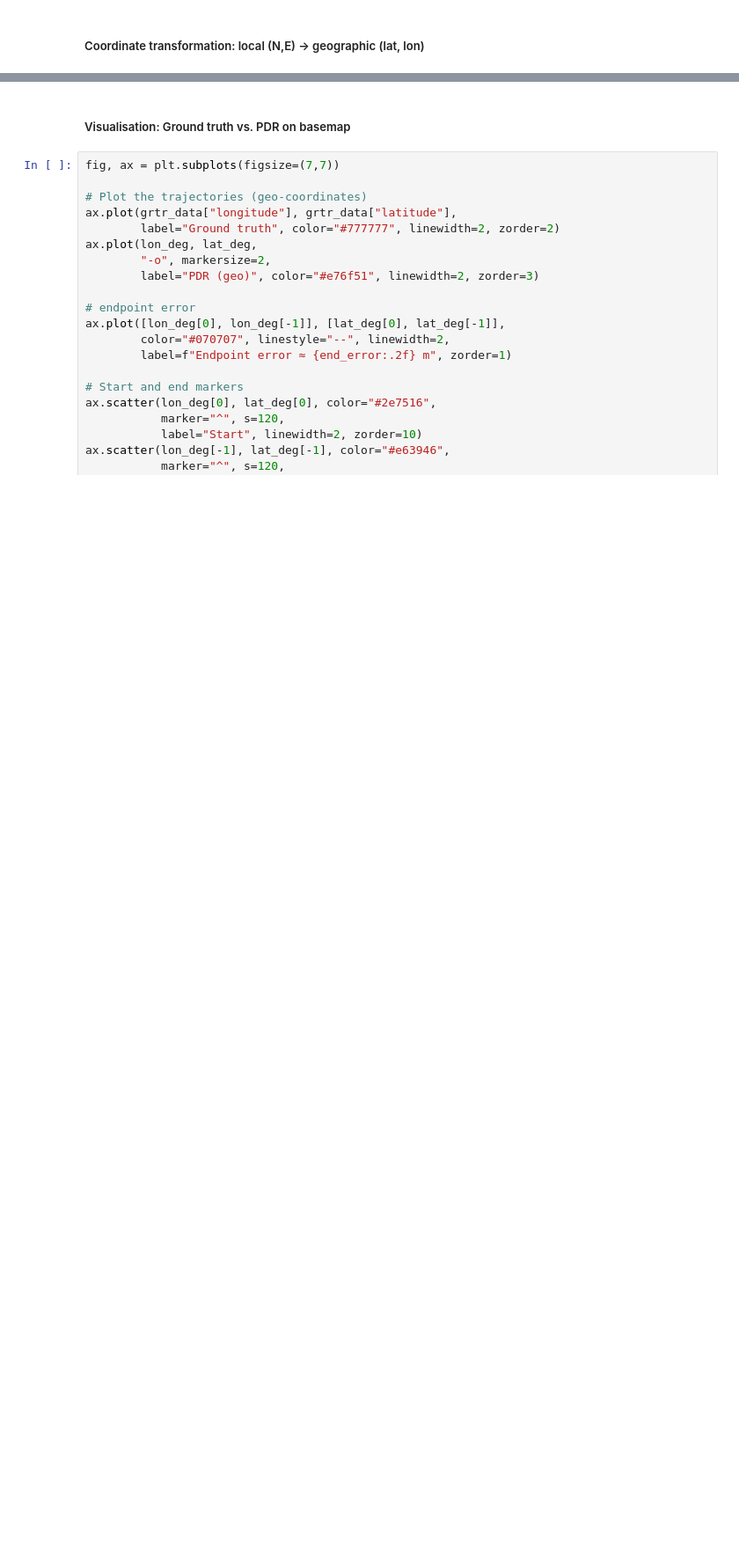
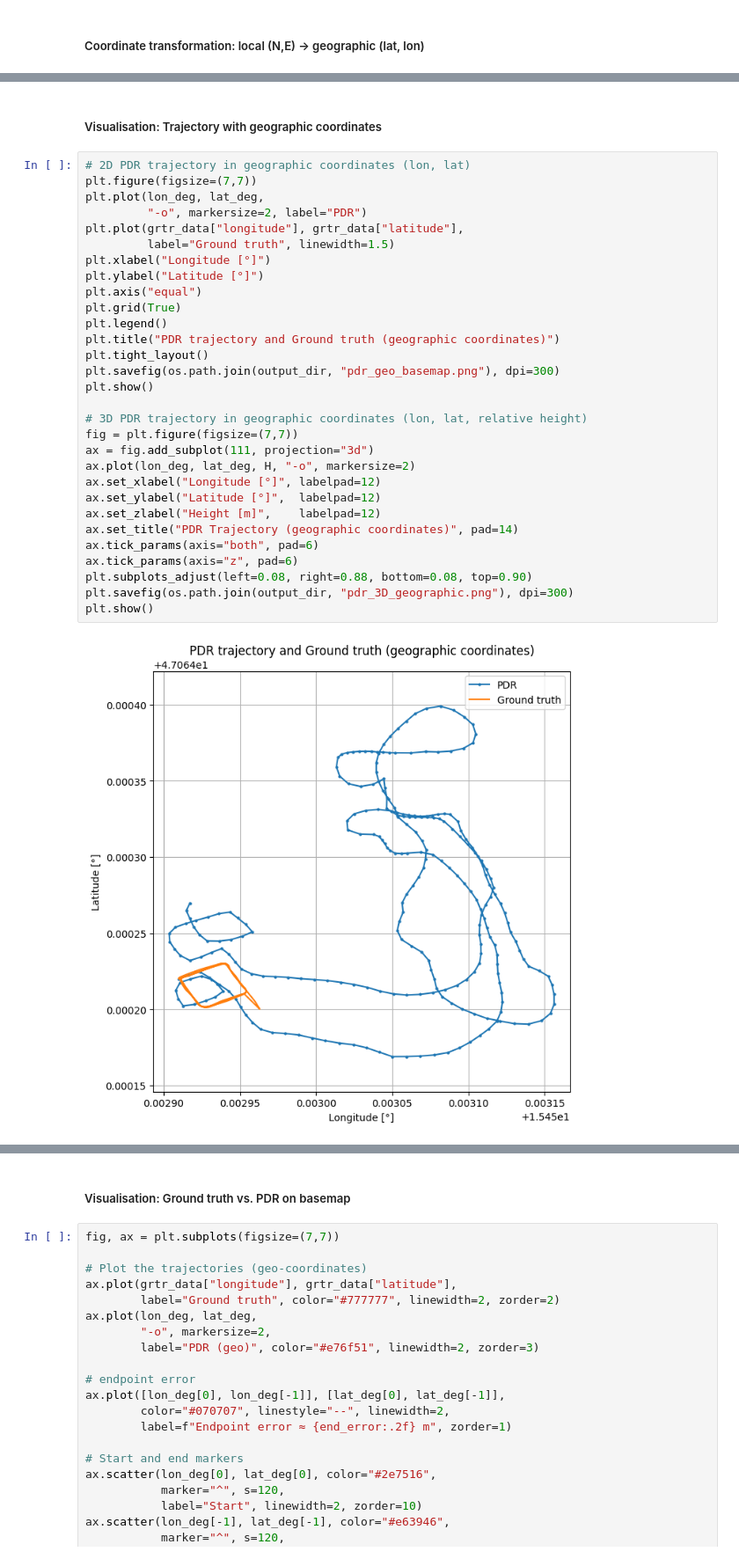
Before and after one commit to bernadettesophia/Navi_Lab02_WS25, a Jupyter notebook: lab02_ws2025_26_GROUPB_KAKUSKA_OETTL.ipynb, the cells around one changed output, grey strips where cells are left out. Shown at 88% size. Drawn from its saved outputs; the diff is of its cells as text; blank space fills up the shorter version.

```diff
--- a/lab02_ws2025_26_GROUPB_KAKUSKA_OETTL.ipynb
+++ b/lab02_ws2025_26_GROUPB_KAKUSKA_OETTL.ipynb
@@ -560,0 +531,34 @@ plt.show()
+# %% [markdown]
+##### Visualisation: Trajectory with geographic coordinates
+# %%
+# 2D PDR trajectory in geographic coordinates (lon, lat)
+plt.figure(figsize=(7,7))
+plt.plot(lon_deg, lat_deg,
+         "-o", markersize=2, label="PDR")
+plt.plot(grtr_data["longitude"], grtr_data["latitude"],
+         label="Ground truth", linewidth=1.5)
+plt.xlabel("Longitude [°]")
+plt.ylabel("Latitude [°]")
+plt.axis("equal")
+plt.grid(True)
+plt.legend()
+plt.title("PDR trajectory and Ground truth (geographic coordinates)")
+plt.tight_layout()
+plt.savefig(os.path.join(output_dir, "pdr_geo_basemap.png"), dpi=300)
+plt.show()
+
+# 3D PDR trajectory in geographic coordinates (lon, lat, relative height)
+fig = plt.figure(figsize=(7,7))
+ax = fig.add_subplot(111, projection="3d")
+ax.plot(lon_deg, lat_deg, H, "-o", markersize=2)
+ax.set_xlabel("Longitude [°]", labelpad=12)
+ax.set_ylabel("Latitude [°]",  labelpad=12)
+ax.set_zlabel("Height [m]",    labelpad=12)
+ax.set_title("PDR Trajectory (geographic coordinates)", pad=14)
+ax.tick_params(axis="both", pad=6)
+ax.tick_params(axis="z", pad=6)
+plt.subplots_adjust(left=0.08, right=0.88, bottom=0.08, top=0.90)
+plt.savefig(os.path.join(output_dir, "pdr_3D_geographic.png"), dpi=300)
+plt.show()
+# %% [output]
+[figure, added]
```
Also changed, not shown: parts of 3 cells of this notebook, 3 other files.
